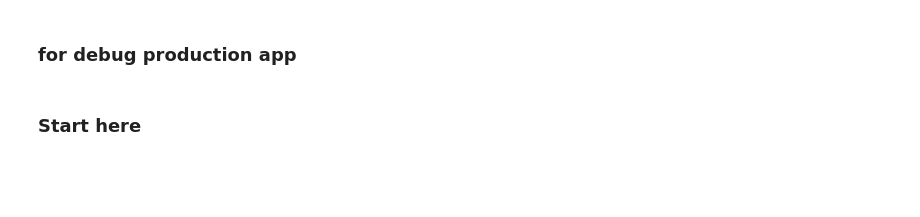
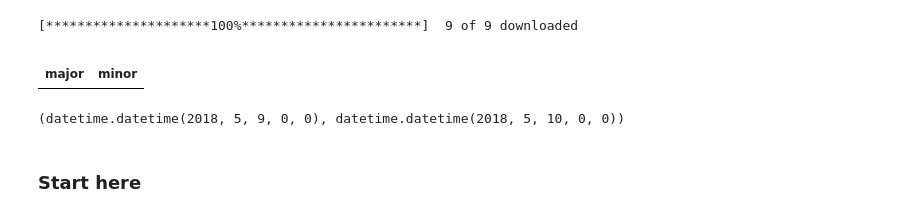
Before and after one commit to sergei8/Yahoo-finance-shares, a Jupyter notebook: Debug-notebook/debug-notebook.ipynb, the cells around one changed output. Saved outputs shown, nothing was run; the diff lists cells and outputs as text; code cells hidden in the pictures; blank space fills up the shorter version.

```diff
--- a/Debug-notebook/debug-notebook.ipynb
+++ b/Debug-notebook/debug-notebook.ipynb
@@ -1,5 +1,3 @@
-# %% [markdown]
-### for debug production app
 # %%
 # choose execl
 def choose_file():
@@ -24,6 +24,19 @@ def create_table(file_name):
     symbl = table.SYMBL.dropna().unique()
 
     return table, symbl  # return table and list of found market symbols
+# %%
+shares_panel = pdr.get_data_yahoo(list(symbl), start, end)
+# %% [output]
+[*********************100%***********************]  9 of 9 downloaded
+# %%
+shares_panel.to_frame()
+# %% [output]
+|  |  |
+| major | minor |
+# %%
+start, end
+# %% [output]
+(datetime.datetime(2018, 5, 9, 0, 0), datetime.datetime(2018, 5, 10, 0, 0))
 # %%
 # read and preprocess shares from yahoo on current date
 def read_shares(symbl, start, end):
```
Also changed, not shown: parts of 17 cells of this notebook, 3 other files.
